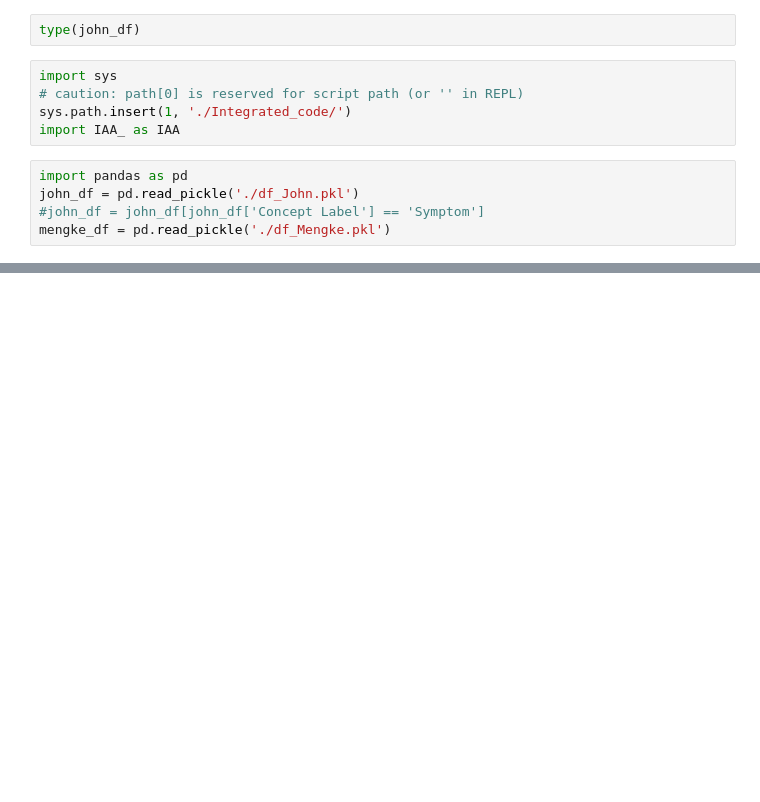
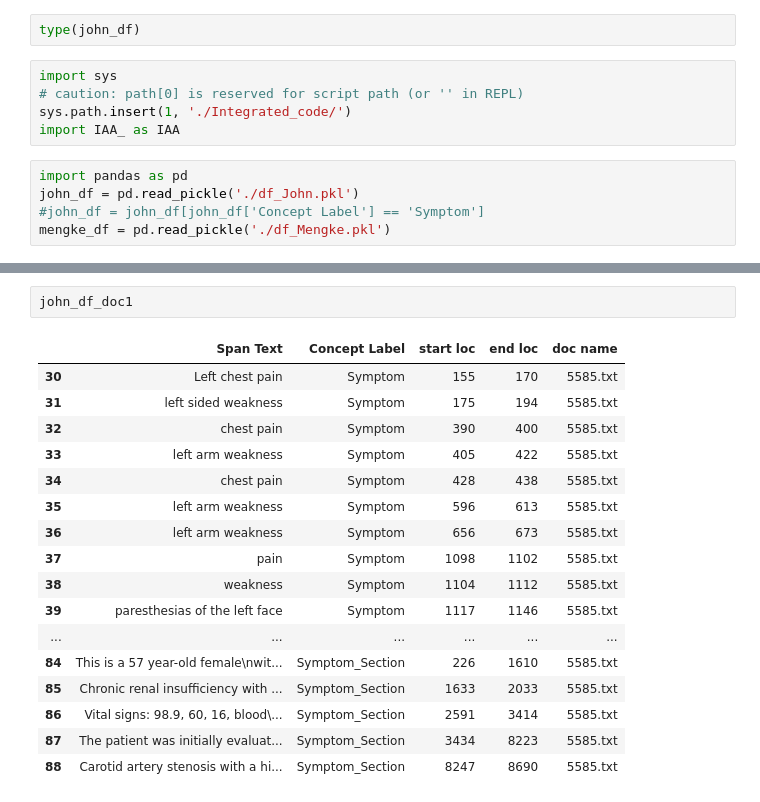
Before and after one commit to medspacy/medspacy_annotations, a Jupyter notebook: notebooks/IAA-John-Development.ipynb, the cells around one changed output, grey strips where cells are left out. Drawn from its saved outputs; the diff is of its cells as text; blank space fills up the shorter version.

```diff
--- a/notebooks/IAA-John-Development.ipynb
+++ b/notebooks/IAA-John-Development.ipynb
@@ -483,0 +513,20 @@ mengke_df_doc1
+# %%
+john_df_doc1
+# %% [output]
+|  | Span Text | Concept Label | start loc | end loc | doc name |
+| 30 | Left chest pain | Symptom | 155 | 170 | 5585.txt |
+| 31 | left sided weakness | Symptom | 175 | 194 | 5585.txt |
+| 32 | chest pain | Symptom | 390 | 400 | 5585.txt |
+| 33 | left arm weakness | Symptom | 405 | 422 | 5585.txt |
+| 34 | chest pain | Symptom | 428 | 438 | 5585.txt |
+| 35 | left arm weakness | Symptom | 596 | 613 | 5585.txt |
+| 36 | left arm weakness | Symptom | 656 | 673 | 5585.txt |
+| 37 | pain | Symptom | 1098 | 1102 | 5585.txt |
+| 38 | weakness | Symptom | 1104 | 1112 | 5585.txt |
+| 39 | paresthesias of the left face | Symptom | 1117 | 1146 | 5585.txt |
+| ... | ... | ... | ... | ... | ... |
+| 84 | This is a 57 year-old female\nwit... | Symptom_Section | 226 | 1610 | 5585.txt |
+| 85 | Chronic renal insufficiency with ... | Symptom_Section | 1633 | 2033 | 5585.txt |
+| 86 | Vital signs: 98.9, 60, 16, blood\... | Symptom_Section | 2591 | 3414 | 5585.txt |
+| 87 | The patient was initially evaluat... | Symptom_Section | 3434 | 8223 | 5585.txt |
+| 88 | Carotid artery stenosis with a hi... | Symptom_Section | 8247 | 8690 | 5585.txt |
```
Also changed, not shown: parts of 11 cells of this notebook, 1 other file.
